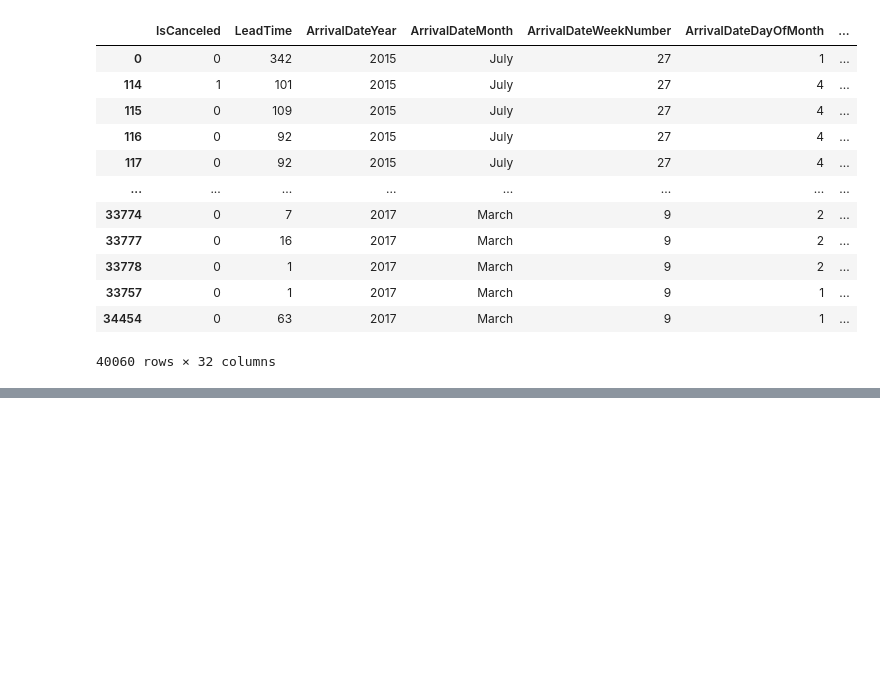
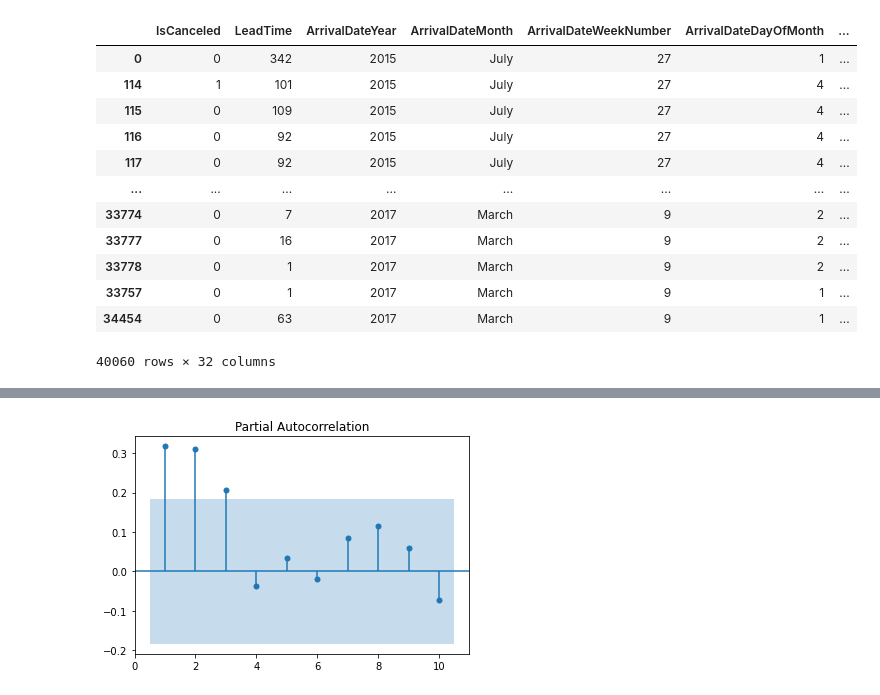
Before and after one commit to sanayei/tseries, a Jupyter notebook: arima.ipynb, the cells around one changed output, grey strips where cells are left out. Cells and saved outputs as stored; diff of their text form; code cells hidden in the pictures; blank space fills up the shorter version.

Commit message:
added acf and pacf

```diff
--- a/arima.ipynb
+++ b/arima.ipynb
@@ -122,0 +237,4 @@ cancelled_per_week.plot()
+# %%
+plot_pacf(tseries, lags=10, zero=False);
+# %% [output]
+[figure, added]
```
Also changed, not shown: parts of 16 cells of this notebook.
